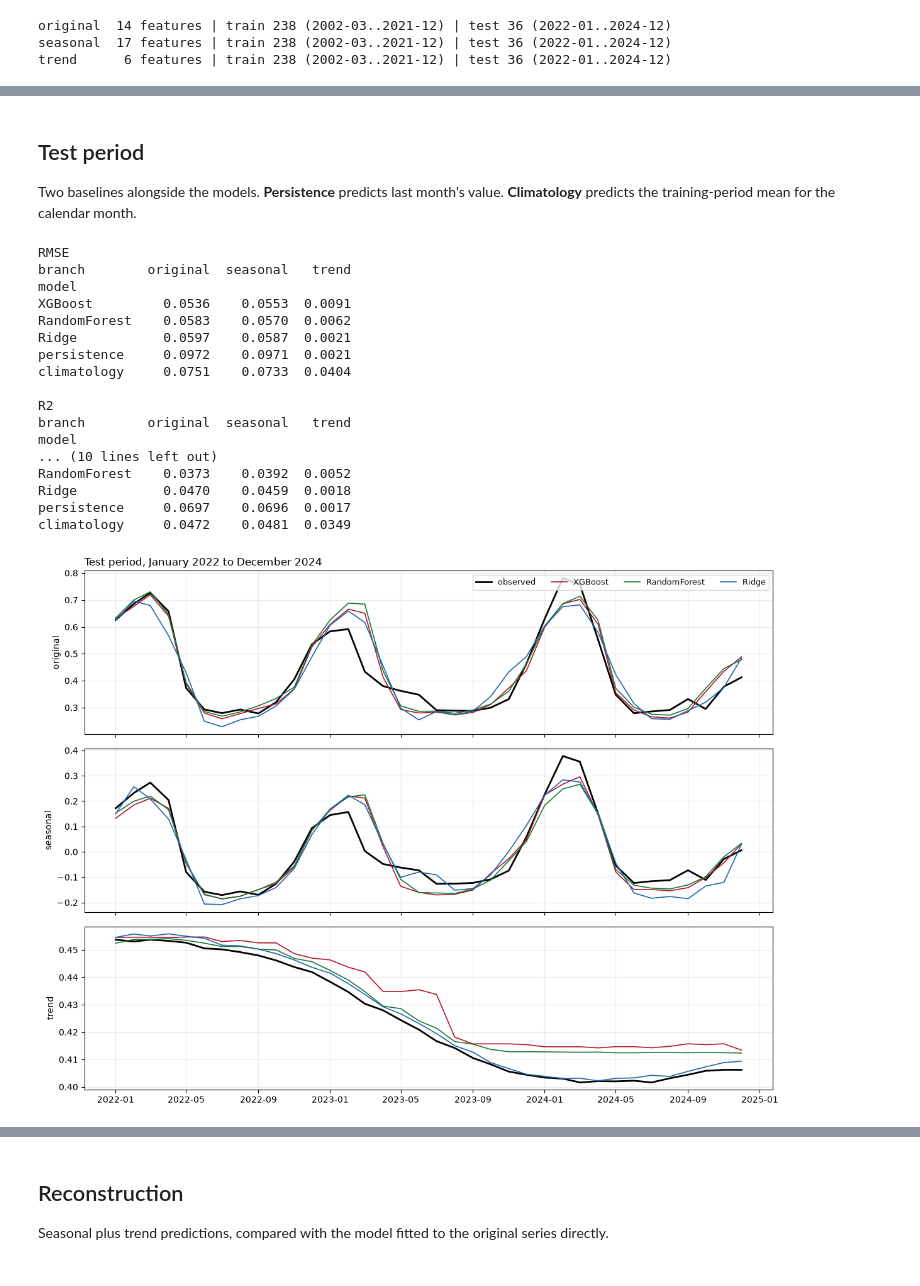
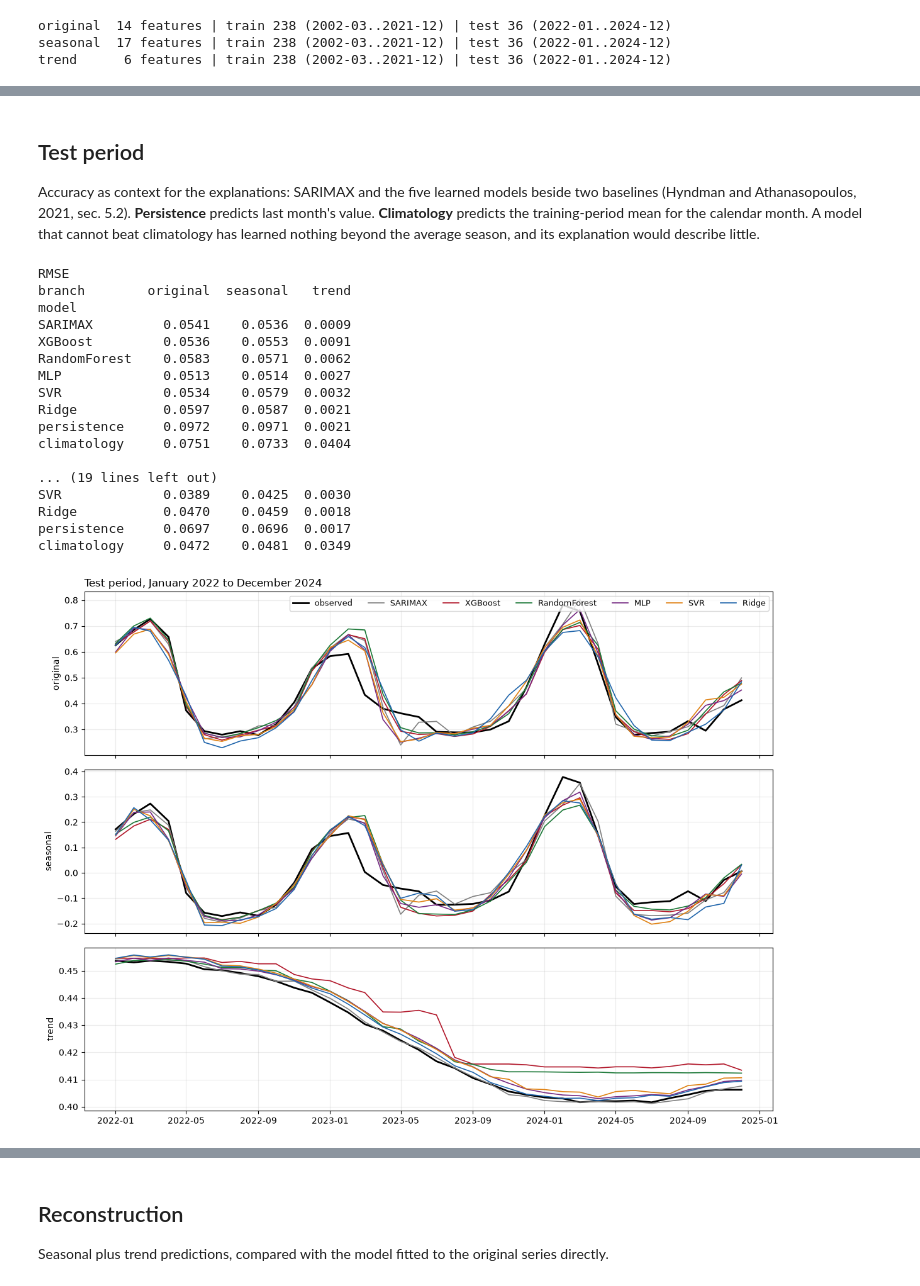
Before and after one commit to ilyes-khayati/olive-ndvi-xai-comparison, a Jupyter notebook: notebooks/04_model_training.ipynb, the cells around one changed output, grey strips where cells are left out. Drawn from its saved outputs; the diff is of its cells as text; code cells hidden in the pictures.

```diff
--- a/notebooks/04_model_training.ipynb
+++ b/notebooks/04_model_training.ipynb
@@ -58,6 +229,11 @@ N_ITER = 100
 
 # Ranges wide enough that no tuned value should sit on an edge; at_edge() below
 # reports any that does.
+def scaled(est):
+    return TransformedTargetRegressor(make_pipeline(StandardScaler(), est),
+                                      transformer=StandardScaler())
+
+
 MODELS = {
     "XGBoost": (XGBRegressor(random_state=SEED, n_jobs=1), {
         "n_estimators": randint(100, 3001), "max_depth": randint(1, 9),
@@ -67,6 +243,14 @@ MODELS = {
     "RandomForest": (RandomForestRegressor(random_state=SEED, n_jobs=1), {
         "n_estimators": randint(200, 1000), "max_depth": [None, 2, 3, 4, 6, 8, 12, 16],
         "min_samples_leaf": randint(1, 21), "max_features": ["sqrt", 0.33, 0.5, 0.75, 1.0]}),
+    "MLP": (scaled(MLPRegressor(solver="lbfgs", max_iter=5000, random_state=SEED)), {
+        "regressor__mlpregressor__hidden_layer_sizes": [(4,), (8,), (16,), (32,), (8, 4), (16, 8)],
+        "regressor__mlpregressor__alpha": loguniform(1e-4, 1e2),
+        "regressor__mlpregressor__activation": ["relu", "tanh"]}),
+    "SVR": (scaled(SVR()), {
+        "regressor__svr__C": loguniform(1e-2, 1e3),
+        "regressor__svr__gamma": loguniform(1e-4, 1),
+        "regressor__svr__epsilon": loguniform(1e-3, 1)}),
     "Ridge": (make_pipeline(StandardScaler(), Ridge()), {
         "ridge__alpha": np.logspace(-6, 4, 101)}),
 }
@@ -98,12 +282,18 @@ def at_edge(name, params):
             lo, hi = dist.support()
         else:
             lo, hi = min(dist), max(dist)
-        log = k in ("learning_rate", "reg_lambda", "ridge__alpha")
+        log = k in ("learning_rate", "reg_lambda", "ridge__alpha", "regressor__svr__C",
+                    "regressor__svr__gamma", "regressor__svr__epsilon",
+                    "regressor__mlpregressor__alpha")
         f = (np.log(v) - np.log(lo)) / (np.log(hi) - np.log(lo)) if log else (v - lo) / (hi - lo)
         if f < 0.05 or f > 0.95:
             hits.append(f"{k}={v:.4g}")
     return hits
 
+
+# the models with a random component, and the parameter that seeds it
+SEEDED = {"XGBoost": "random_state", "RandomForest": "random_state",
+          "MLP": "regressor__mlpregressor__random_state"}
 
 best_params, cv_rmse = {}, {}
 for b, df in data.items():
@@ -128,13 +324,16 @@ trend     Ridge        CV RMSE 0.0020   at an edge: ridge__alpha=1e-06
 # %% [markdown]
 ## Test period
 
-Two baselines alongside the models. **Persistence** predicts last month's value.
-**Climatology** predicts the training-period mean for the calendar month.
+Accuracy as context for the explanations: SARIMAX and the five learned models beside two
+baselines (Hyndman and Athanasopoulos, 2021, sec. 5.2). **Persistence** predicts last month's
+value. **Climatology** predicts the training-period mean for the calendar month. A model that
+cannot beat climatology has learned nothing beyond the average season, and its explanation
+would describe little.
 # %%
 def make_model(b, name, seed=SEED):
     est = clone(MODELS[name][0]).set_params(**best_params[(b, name)])
-    if name != "Ridge":
-        est.set_params(random_state=seed)
+    if name in SEEDED:
+        est.set_params(**{SEEDED[name]: seed})
     return est
 
 
@@ -159,12 +358,15 @@ for b, df in data.items():
         p = make_model(b, name).fit(Xtr, ytr).predict(Xte)
         predictions[(b, name)] = pd.Series(p, index=Xte.index)
         rows.append(dict(branch=b, model=name, **scores(yte, p)))
+    p = sarimax_forecast(b, df)
+    predictions[(b, "SARIMAX")] = p
+    rows.append(dict(branch=b, model="SARIMAX", **scores(yte, p)))
     for name, s in baselines(b, df, test).items():
         predictions[(b, name)] = s[test]
         rows.append(dict(branch=b, model=name, **scores(yte, s[test])))
 
 test_scores = pd.DataFrame(rows)
-ORDER = ["XGBoost", "RandomForest", "Ridge", "persistence", "climatology"]
+ORDER = ["SARIMAX", "XGBoost", "RandomForest", "MLP", "SVR", "Ridge", "persistence", "climatology"]
 for metric in ["RMSE", "R2", "MAE"]:
     print(f"\n{metric}")
     print(test_scores.pivot(index="model", columns="branch", values=metric)
@@ -173,37 +375,38 @@ for metric in ["RMSE", "R2", "MAE"]:
 RMSE
 branch        original  seasonal   trend
 model
+SARIMAX         0.0541    0.0536  0.0009
 XGBoost         0.0536    0.0553  0.0091
-RandomForest    0.0583    0.0570  0.0062
+RandomForest    0.0583    0.0571  0.0062
+MLP             0.0513    0.0514  0.0027
+SVR             0.0534    0.0579  0.0032
 Ridge           0.0597    0.0587  0.0021
 persistence     0.0972    0.0971  0.0021
 climatology     0.0751    0.0733  0.0404
 
-R2
-branch        original  seasonal   trend
-model
-... (10 lines left out)
-RandomForest    0.0373    0.0392  0.0052
+... (19 lines left out)
+SVR             0.0389    0.0425  0.0030
 Ridge           0.0470    0.0459  0.0018
 persistence     0.0697    0.0696  0.0017
 climatology     0.0472    0.0481  0.0349
 # %%
 fig, axes = plt.subplots(3, 1, figsize=(12, 9), sharex=True)
-colors = {"XGBoost": "#b2182b", "RandomForest": "#1b7837", "Ridge": "#2166ac"}
+colors = {"SARIMAX": "grey", "XGBoost": "#b2182b", "RandomForest": "#1b7837",
+          "MLP": "#762a83", "SVR": "#e08214", "Ridge": "#2166ac"}
 for ax, b in zip(axes, BRANCHES):
     _, Xte, _, yte = split(data[b])
     ax.plot(yte.index, yte, color="black", lw=2, label="observed")
     for name, c in colors.items():
         ax.plot(yte.index, predictions[(b, name)], color=c, lw=1.2, label=name)
     ax.set_ylabel(b)
     ax.grid(alpha=0.25)
-axes[0].legend(ncol=4, loc="upper right", fontsize=9)
+axes[0].legend(ncol=7, loc="upper right", fontsize=9)
 axes[0].set_title("Test period, January 2022 to December 2024", loc="left")
 fig.tight_layout()
 fig.savefig("../figures/04_test_predictions.png", dpi=150, bbox_inches="tight")
 plt.show()
 # %% [output]
-[figure, old version]
+[figure, new version]
 # %% [markdown]
 ## Noise floor
 
```
Also changed, not shown: parts of 15 cells of this notebook, 35 other files.
